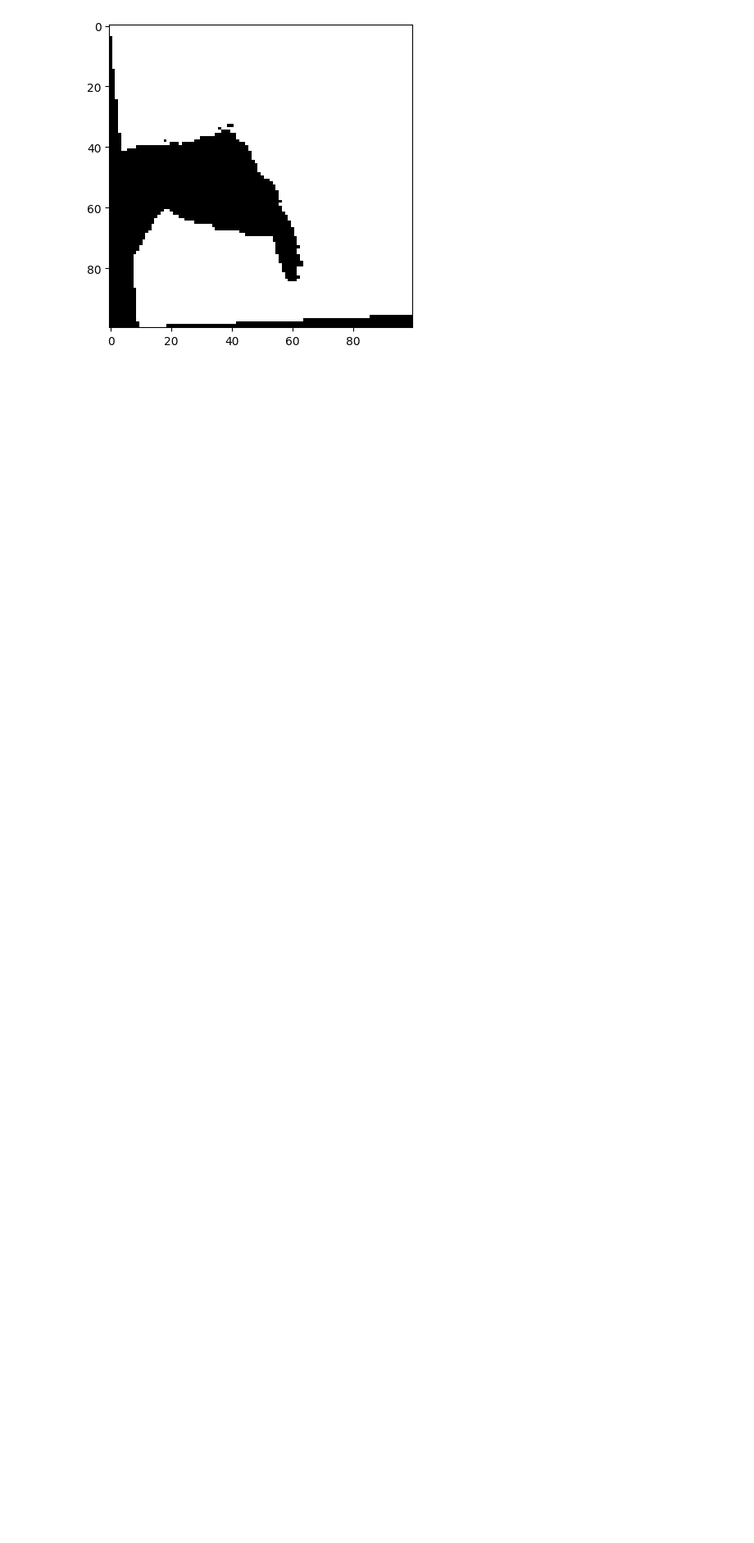
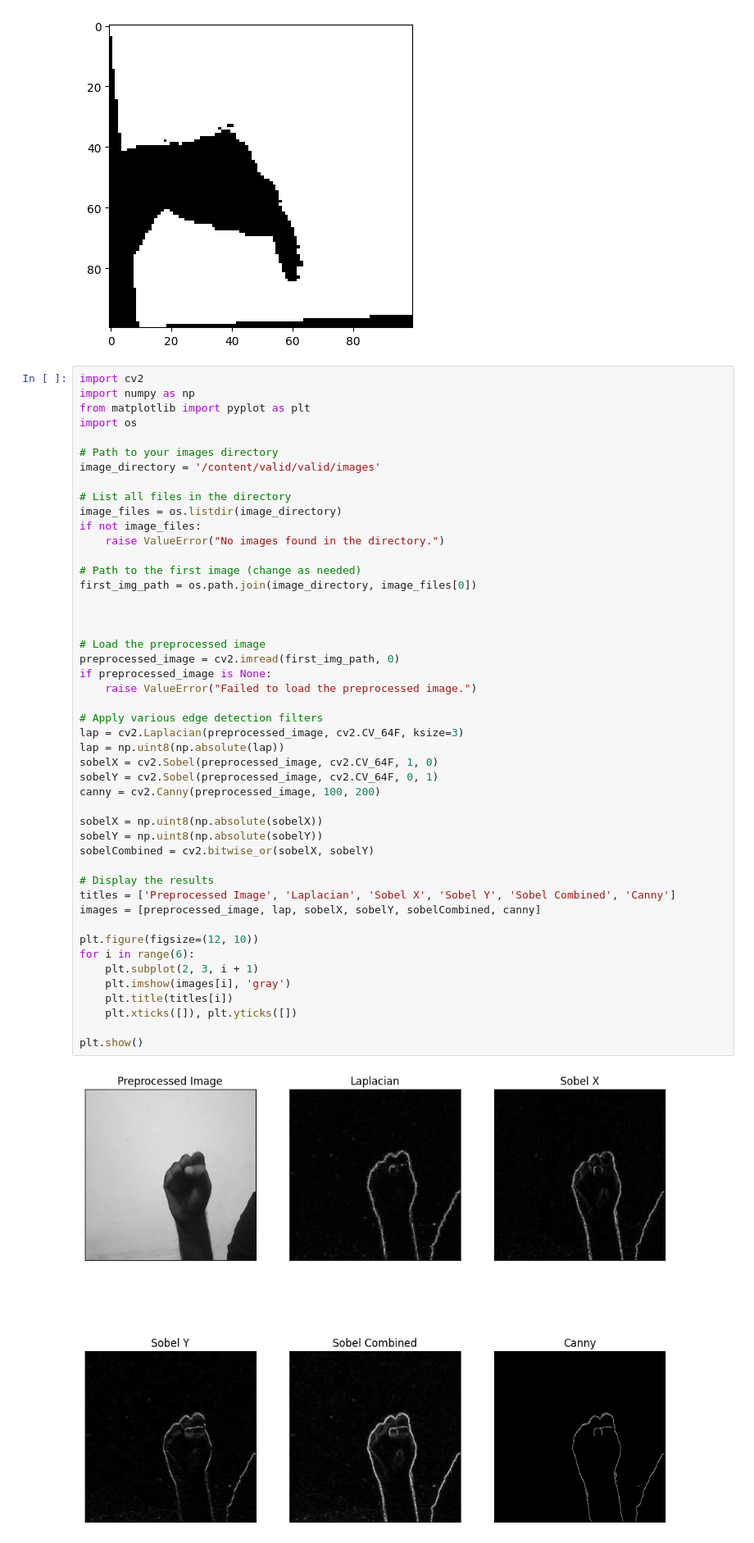
Before and after one commit to AreebaAleem/Digital_Image_Processing, a Jupyter notebook: Untitled4.ipynb, the cells around one changed output. Shown at 82% size. Cells and saved outputs as stored; diff of their text form; blank space fills up the shorter version.

```diff
--- a/Untitled4.ipynb
+++ b/Untitled4.ipynb
@@ -475,3 +475,52 @@ plt.imshow(inverted_binary_image, 'gray')
 plt.show()
 # %% [output]
 [figure]
+# %%
+import cv2
+import numpy as np
+from matplotlib import pyplot as plt
+import os
+
+# Path to your images directory
+image_directory = '/content/valid/valid/images'
+
+# List all files in the directory
+image_files = os.listdir(image_directory)
+if not image_files:
+    raise ValueError("No images found in the directory.")
+
+# Path to the first image (change as needed)
+first_img_path = os.path.join(image_directory, image_files[0])
+
+
+
+# Load the preprocessed image
+preprocessed_image = cv2.imread(first_img_path, 0)
+if preprocessed_image is None:
+    raise ValueError("Failed to load the preprocessed image.")
+
+# Apply various edge detection filters
+lap = cv2.Laplacian(preprocessed_image, cv2.CV_64F, ksize=3)
+lap = np.uint8(np.absolute(lap))
+sobelX = cv2.Sobel(preprocessed_image, cv2.CV_64F, 1, 0)
+sobelY = cv2.Sobel(preprocessed_image, cv2.CV_64F, 0, 1)
+canny = cv2.Canny(preprocessed_image, 100, 200)
+
+sobelX = np.uint8(np.absolute(sobelX))
+sobelY = np.uint8(np.absolute(sobelY))
+sobelCombined = cv2.bitwise_or(sobelX, sobelY)
+
+# Display the results
+titles = ['Preprocessed Image', 'Laplacian', 'Sobel X', 'Sobel Y', 'Sobel Combined', 'Canny']
+images = [preprocessed_image, lap, sobelX, sobelY, sobelCombined, canny]
+
+plt.figure(figsize=(12, 10))
+for i in range(6):
+    plt.subplot(2, 3, i + 1)
+    plt.imshow(images[i], 'gray')
+    plt.title(titles[i])
+    plt.xticks([]), plt.yticks([])
+
+plt.show()
+# %% [output]
+[figure, added]
```
Also changed, not shown: parts of 2 cells of this notebook.
